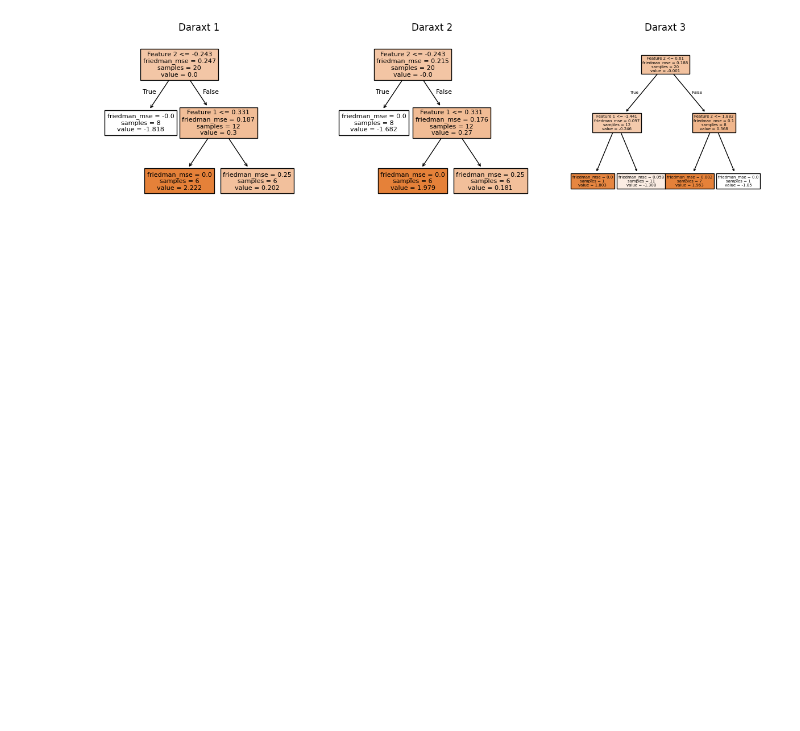
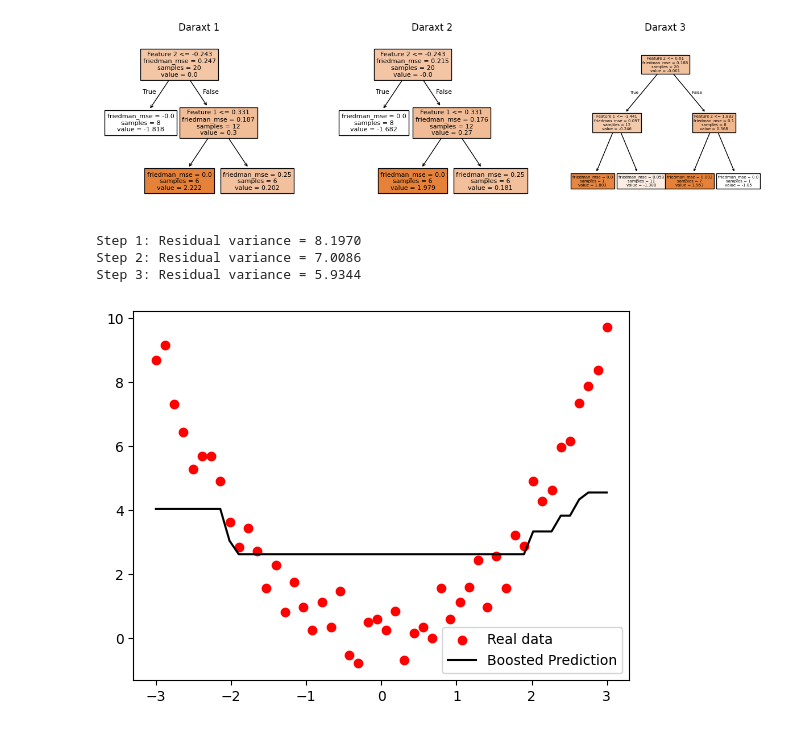
Before and after one commit to Sanjarbek1024/ai-roadmap, a Jupyter notebook: content/ml/supervised/10 ensemble learning/learning.ipynb, the cells around one changed output. Saved outputs shown, nothing was run; the diff lists cells and outputs as text; code cells hidden in the pictures; blank space fills up the shorter version.

```diff
--- a/content/ml/supervised/10 ensemble learning/learning.ipynb
+++ b/content/ml/supervised/10 ensemble learning/learning.ipynb
@@ -25,3 +25,43 @@ for i, ax in enumerate(axes):
 plt.show()
 # %% [output]
 [figure]
+# %%
+import numpy as np
+import matplotlib.pyplot as plt
+from sklearn.tree import DecisionTreeRegressor
+
+# 1. Data yaratamiz
+X = np.linspace(-3, 3, 50).reshape(-1, 1)   # 50 ta nuqta
+y = X[:, 0]**2 + np.random.randn(50) * 0.5  # kvadrat + shovqin
+
+# 2. Boshlang'ich model (mean bilan)
+y_pred = np.full_like(y, y.mean(), dtype=float)
+
+# Gradient Boosting step-by-step
+trees = []
+learning_rate = 0.1
+
+for step in range(3):  # faqat 3 ta daraxt o‘rnatamiz
+    residual = y - y_pred   # 3. residual
+
+    # 4. residualni o‘rganish
+    tree = DecisionTreeRegressor(max_depth=2)
+    tree.fit(X, residual)
+    trees.append(tree)
+
+    # 5. yangi daraxt prediksini qo‘shamiz
+    update = tree.predict(X)
+    y_pred += learning_rate * update
+
+    print(f"Step {step+1}: Residual variance = {np.var(residual):.4f}")
+
+# Grafik
+plt.scatter(X, y, color="red", label="Real data")
+plt.plot(X, y_pred, color="black", label="Boosted Prediction")
+plt.legend()
+plt.show()
+# %% [output]
+Step 1: Residual variance = 8.1970
+Step 2: Residual variance = 7.0086
+Step 3: Residual variance = 5.9344
+[figure, added]
```
Also changed, not shown: parts of 7 cells of this notebook.
